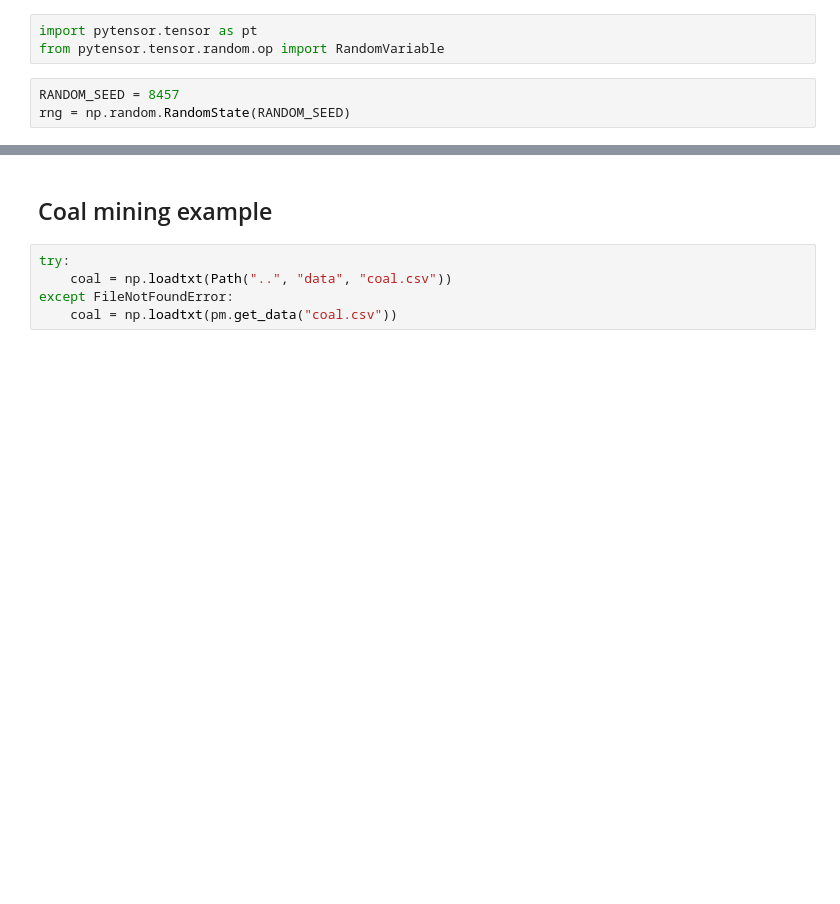
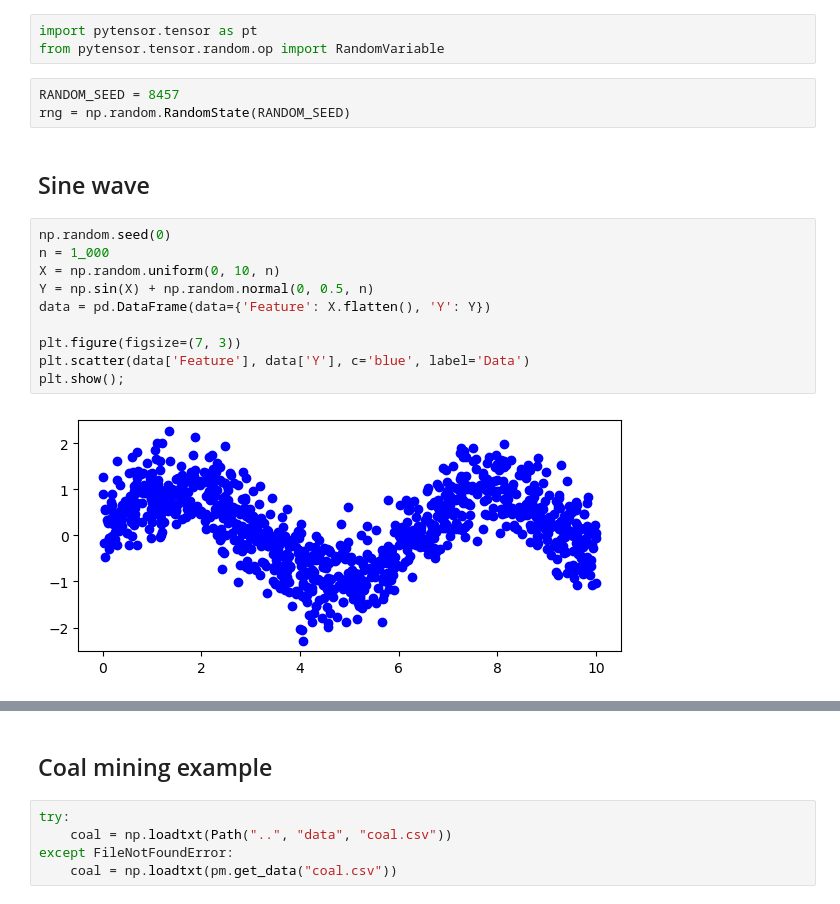
Before and after one commit to GStechschulte/bart-rs, a Jupyter notebook: examples/test_rust_bart.ipynb, the cells around one changed output, grey strips where cells are left out. Saved outputs shown, nothing was run; the diff lists cells and outputs as text; blank space fills up the shorter version.

```diff
--- a/examples/test_rust_bart.ipynb
+++ b/examples/test_rust_bart.ipynb
@@ -25,3 +25,17 @@ from pytensor.tensor.random.op import RandomVariable
 # %%
 RANDOM_SEED = 8457
 rng = np.random.RandomState(RANDOM_SEED)
+# %% [markdown]
+## Sine wave
+# %%
+np.random.seed(0)
+n = 1_000
+X = np.random.uniform(0, 10, n)
+Y = np.sin(X) + np.random.normal(0, 0.5, n)
+data = pd.DataFrame(data={'Feature': X.flatten(), 'Y': Y})
+
+plt.figure(figsize=(7, 3))
+plt.scatter(data['Feature'], data['Y'], c='blue', label='Data')
+plt.show();
+# %% [output]
+[figure, added]
```
Also changed, not shown: parts of 8 cells of this notebook, 1 other file.
